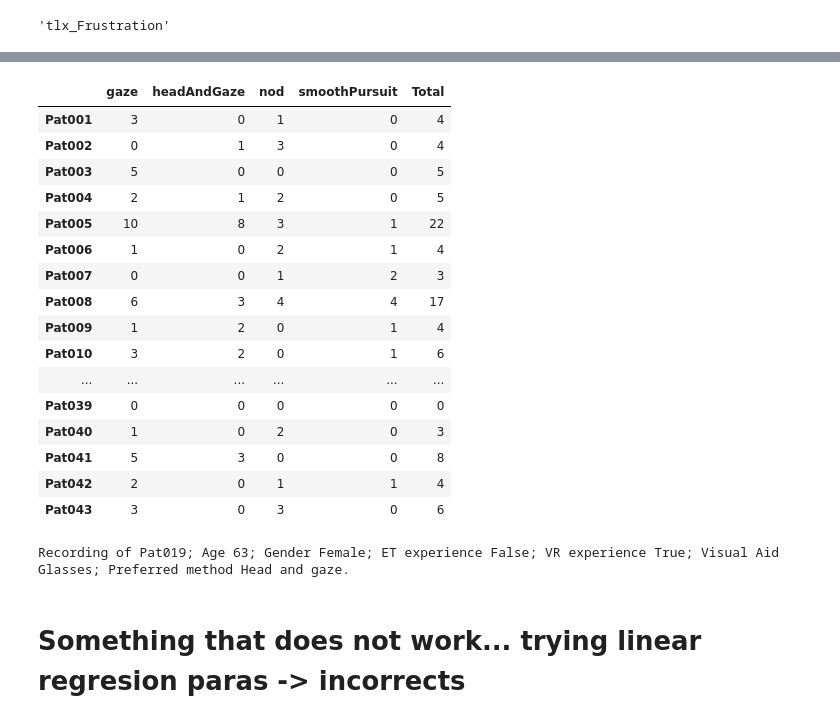
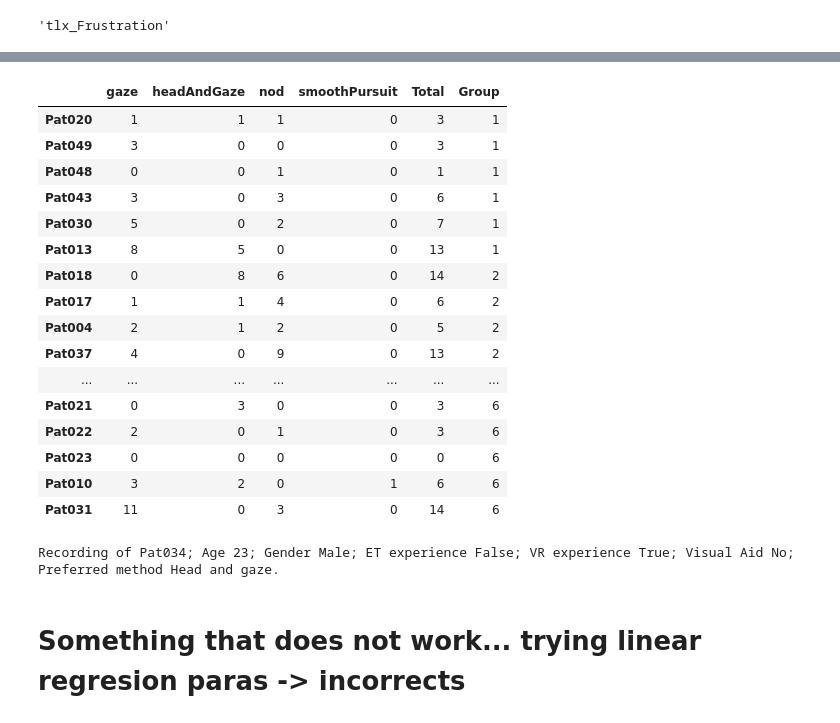
Before and after one commit to Arueris/GazeBasedSelection, a Jupyter notebook: InspectAll.ipynb, the cells around one changed output, grey strips where cells are left out. Cells and saved outputs as stored; diff of their text form; code cells hidden in the pictures.

```diff
--- a/InspectAll.ipynb
+++ b/InspectAll.ipynb
@@ -234,10 +216,10 @@ for q in questions:
     f_value, p_value = stats.kruskal(*values)
     # tukeyhsd = pairwise_tukeyhsd(v, g)
     # print(tukeyhsd)
-    pvalues_wilkox = sp.posthoc_wilcoxon(pd.DataFrame({
+    pvalues_wilkox = sp.posthoc_mannwhitney(pd.DataFrame({
         "Values": v,
         "Groups": g
-        }), val_col="Values", group_col="Groups")
+        }), val_col="Values", group_col="Groups") #, p_adjust="bonferroni")
     print("="*80)
     print(" "*30, q)
     print("="*80)
@@ -333,6 +388,5 @@ TemporalDemand &    8.679 &    0.034 \\
 # %%
 import scikit_posthocs as sp
-x = [[1,2,3,4,5], [35,31,75,40,21], [10,6,9,6,1]]
 
 df = pd.DataFrame({"Values": v, "Groups": g})
 sp.posthoc_wilcoxon(df, val_col="Values", group_col="Groups")
@@ -368,14 +402,16 @@ recs.calc_events()
 import matplotlib.pyplot as plt
 import seaborn as sns
 # fig, axs = plt.subplots(len(Recording.conditions), sharex=True, figsize=(10,20))
+gender = False
 fig, axs_temp = plt.subplots(2, 2, figsize=(10,5), sharex=True, sharey=True)
 axs = [axs_temp[0,0], axs_temp[0, 1], axs_temp[1, 0], axs_temp[1, 1]]
 all_time_on_tasks = dict()
 all_fixation_count = dict()
 all_fixation_duration = dict()
+all_points = dict()
 summary = dict()
 for i, condition in enumerate(Recording.conditions):
-    round_results = recs.get_summarized_rounds(condition)
+    round_results = recs.get_summarized_rounds(condition, gender=gender)
     time_on_task = list()
     correct = 0
     incorrect = 0
@@ -385,7 +421,7 @@ for i, condition in enumerate(Recording.conditions):
     for player in round_results:
         for round in round_results[player]:
             res = round_results[player][round]
-            time_on_task += res["TimeOnTask"]
+            time_on_task += [x for x in res["TimeOnTask"] if x < 10]
             correct += res["Correct"]
             incorrect += res["Incorrect"]
             points.append(res["Points"])
@@ -395,13 +431,14 @@ for i, condition in enumerate(Recording.conditions):
     axs[i].axvline(np.mean(time_on_task), 0, 1, color="orange")
     axs[i].axvline(np.median(time_on_task), 0, 1, color="red")
     # axs[i].set_title(f"{condition} - Correct {correct} Incorrect {incorrect} Mean points {np.mean(points)}")
-    axs[i].set_title(condition)
+    axs[i].set_title(rename_methods[condition])
     axs[i].set_ylabel("")
     axs[i].set_xlim([0, 8])
     all_time_on_tasks[condition] = time_on_task
     all_fixation_count[condition] = fixation_count
     all_fixation_duration[condition] = fixation_duration
-    summary[condition] = {
+    all_points[condition] = points
+    summary[rename_methods[condition]] = {
         "Mean Time": np.mean(time_on_task),
         "Std Time": np.std(time_on_task),
         # "Median Time": np.median(time_on_task),
@@ -411,11 +448,13 @@ for i, condition in enumerate(Recording.conditions):
         "Std Points": np.std(points)
         # "Median Points": np.median(points)
     }
-fig.suptitle("Time on Task")
+title = f"Time on Task {gender}" if gender else "Time on Task"
+fig.suptitle(title)
 fig.supxlabel("Time (s)")
 fig.supylabel("Density")
 fig.tight_layout()
-plt.savefig("Pictures/TimeOnTask.png")
+savepath = f"Pictures/TimeOnTask{gender}.png" if gender else "Pictures/TimeOnTask.png"
+plt.savefig(savepath)
 plt.show()
 
 def create_boxplot(d, title, ylabel):
@@ -429,4 +468,5 @@ def create_boxplot(d, title, ylabel):
 create_boxplot(all_time_on_tasks, "Time on Task", "Time (s)")
 create_boxplot(all_fixation_count, "Fixation count", "# Fixations")
 create_boxplot(all_fixation_duration, "Fixation duration", "Time (ms)")
+create_boxplot(all_points, "Points", "")
 # %% [output]
@@ -458,0 +585,16 @@ smoothPursuit &      2.695 &     0.967 &         20 &      121.552 &      23.774
+# %%
+from scipy import stats
+for c in Recording.conditions:
+    stats.probplot(all_time_on_tasks[c], plot=plt)
+    ks_test = stats.kstest(all_time_on_tasks[c], "norm", args=(np.mean(all_time_on_tasks[c]), np.std(all_time_on_tasks[c])))
+    plt.show()
+    print(c, ks_test)
+
+print()
+print()
+
+for i in range(len(Recording.conditions)):
+    for j in range(i+1, len(Recording.conditions)):
+        cond_i = Recording.conditions[i]
+        cond_j = Recording.conditions[j]
+        print(cond_i, cond_j, stats.levene(all_time_on_tasks[cond_i], all_time_on_tasks[cond_j]))
@@ -513,38 +882,38 @@ pd.DataFrame(paras)
 # %%
 res = dict()
 for rec in recs:
     fails = {c: 0 for c in Recording.conditions}
     fails["Total"] = 0
     for cond in Recording.conditions:
         sum_rounds = rec.summarize_rounds(cond)
         for k in sum_rounds:
             fails[cond] += sum_rounds[k]["Incorrect"]
             fails["Total"] += sum_rounds[k]["Incorrect"]
     res[rec.name] = fails
     res[rec.name]["Group"] = rec.group
-pd.DataFrame(res).transpose()
+pd.DataFrame(res).transpose().sort_values("Group")
 # %% [output]
-|  | gaze | headAndGaze | nod | smoothPursuit | Total |
-| Pat001 | 3 | 0 | 1 | 0 | 4 |
-| Pat002 | 0 | 1 | 3 | 0 | 4 |
-| Pat003 | 5 | 0 | 0 | 0 | 5 |
-| Pat004 | 2 | 1 | 2 | 0 | 5 |
-| Pat005 | 10 | 8 | 3 | 1 | 22 |
-| Pat006 | 1 | 0 | 2 | 1 | 4 |
-| Pat007 | 0 | 0 | 1 | 2 | 3 |
-| Pat008 | 6 | 3 | 4 | 4 | 17 |
-| Pat009 | 1 | 2 | 0 | 1 | 4 |
-| Pat010 | 3 | 2 | 0 | 1 | 6 |
-| ... | ... | ... | ... | ... | ... |
-| Pat039 | 0 | 0 | 0 | 0 | 0 |
-| Pat040 | 1 | 0 | 2 | 0 | 3 |
-| Pat041 | 5 | 3 | 0 | 0 | 8 |
-| Pat042 | 2 | 0 | 1 | 1 | 4 |
-| Pat043 | 3 | 0 | 3 | 0 | 6 |
+|  | gaze | headAndGaze | nod | smoothPursuit | Total | Group |
+| Pat020 | 1 | 1 | 1 | 0 | 3 | 1 |
+| Pat049 | 3 | 0 | 0 | 0 | 3 | 1 |
+| Pat048 | 0 | 0 | 1 | 0 | 1 | 1 |
+| Pat043 | 3 | 0 | 3 | 0 | 6 | 1 |
+| Pat030 | 5 | 0 | 2 | 0 | 7 | 1 |
+| Pat013 | 8 | 5 | 0 | 0 | 13 | 1 |
+| Pat018 | 0 | 8 | 6 | 0 | 14 | 2 |
+| Pat017 | 1 | 1 | 4 | 0 | 6 | 2 |
+| Pat004 | 2 | 1 | 2 | 0 | 5 | 2 |
+| Pat037 | 4 | 0 | 9 | 0 | 13 | 2 |
+| ... | ... | ... | ... | ... | ... | ... |
+| Pat021 | 0 | 3 | 0 | 0 | 3 | 6 |
+| Pat022 | 2 | 0 | 1 | 0 | 3 | 6 |
+| Pat023 | 0 | 0 | 0 | 0 | 0 | 6 |
+| Pat010 | 3 | 2 | 0 | 1 | 6 | 6 |
+| Pat031 | 11 | 0 | 3 | 0 | 14 | 6 |
 # %%
-recs["Pat019"]
+recs["Pat034"]
 # %% [output]
-Recording of Pat019; Age 63; Gender Female; ET experience False; VR experience True; Visual Aid Glasses; Preferred method Head and gaze.
+Recording of Pat034; Age 23; Gender Male; ET experience False; VR experience True; Visual Aid No; Preferred method Head and gaze.
 # %% [markdown]
 # Something that does not work... trying linear regresion paras -> incorrects
 # %%
```
Also changed, not shown: parts of 35 cells of this notebook, 4 other files.
